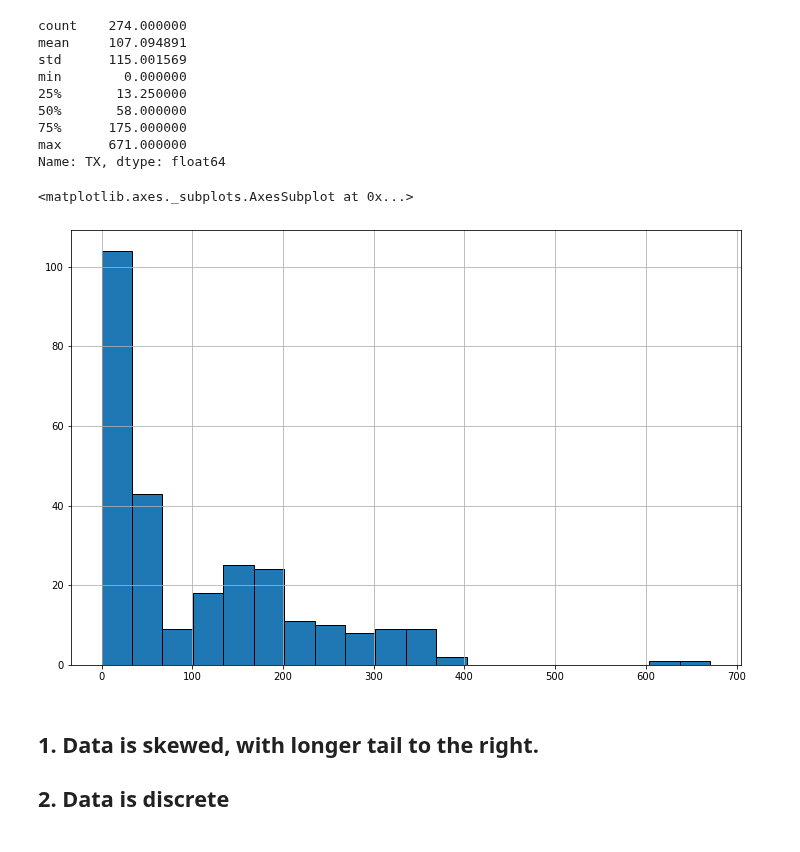
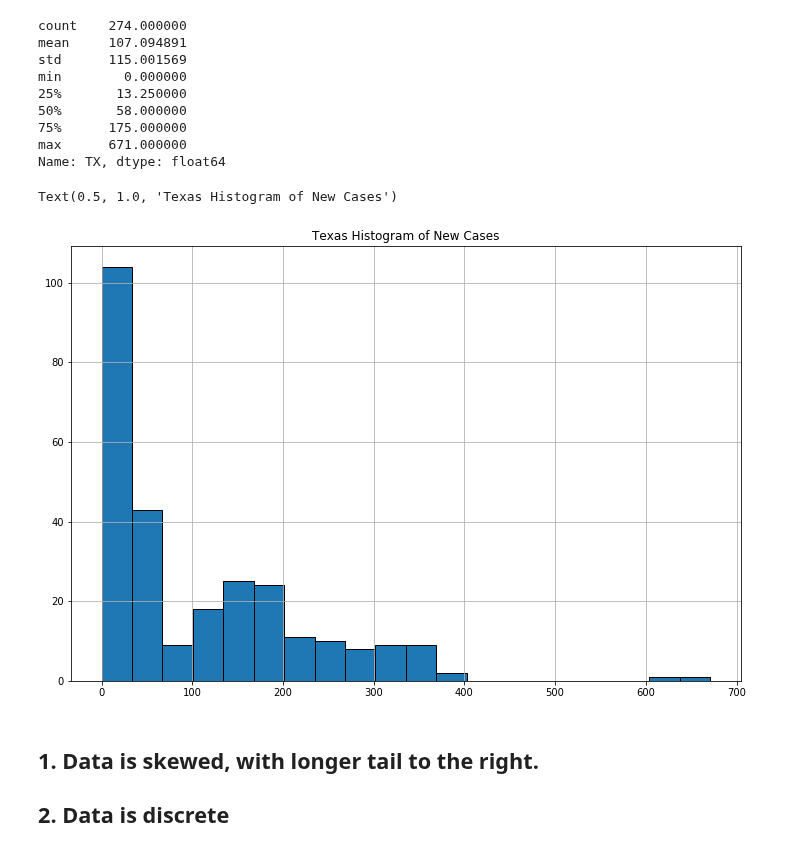
Before and after one commit to HarinB4/Covid-19DataProject, a Jupyter notebook: src/Stage_II/Badesha/Task 2.ipynb, the cells around one changed output. Drawn from its saved outputs; the diff is of its cells as text; code cells hidden in the pictures.

```diff
--- a/src/Stage_II/Badesha/Task 2.ipynb
+++ b/src/Stage_II/Badesha/Task 2.ipynb
@@ -67,9 +67,10 @@ max      671.000000
 Name: TX, dtype: float64
 # %%
 MyStateCases.TX.hist(bins=20, ec='black', figsize=(12,8))
+plt.title('Texas Histogram of New Cases')
 # %% [output]
-<matplotlib.axes._subplots.AxesSubplot at 0x...>
+Text(0.5, 1.0, 'Texas Histogram of New Cases')
-[figure, old version]
+[figure, new version]
 # %% [markdown]
 ## 1. Data is skewed, with longer tail to the right.
 ## 2. Data is discrete
```
Also changed, not shown: parts of 31 cells of this notebook, 3 other files.
